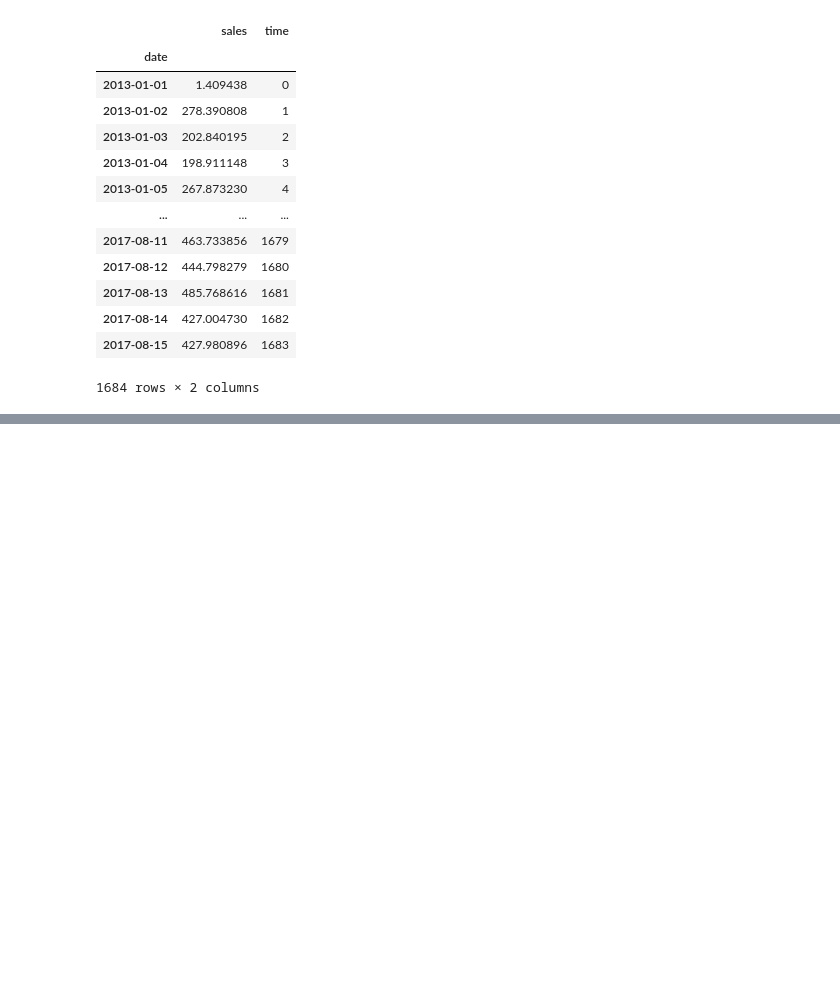
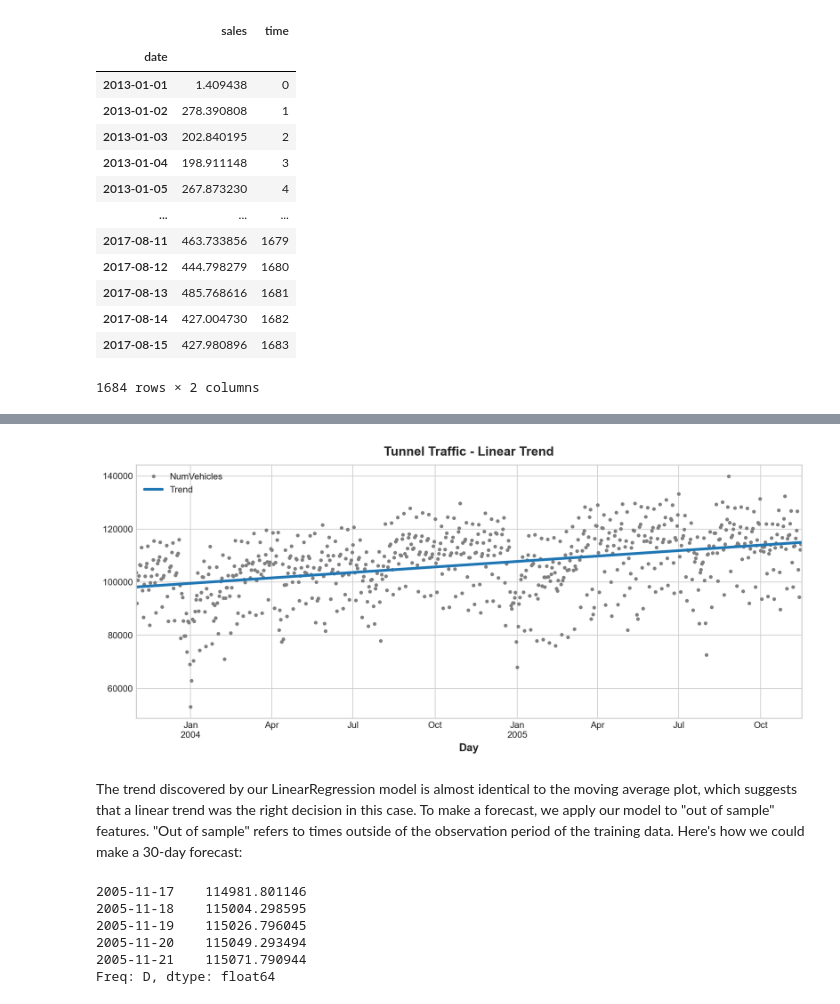
Before and after one commit to AlefTester/Time-Series-Tutorial, a Jupyter notebook: Exercise-LinReg-TS.ipynb, the cells around one changed output, grey strips where cells are left out. Saved outputs shown, nothing was run; the diff lists cells and outputs as text; code cells hidden in the pictures; blank space fills up the shorter version.

```diff
--- a/Exercise-LinReg-TS.ipynb
+++ b/Exercise-LinReg-TS.ipynb
@@ -141,0 +224,12 @@ plt.legend();
+# %%
+dp = DeterministicProcess(
+    index=tunnel.index,  # dates from the training data
+    constant=True,       # dummy feature for the bias (y_intercept)
+    order=1,             # the time dummy (trend)
+    drop=True,           # drop terms if necessary to avoid collinearity
+)
+# `in_sample` creates features for the dates given in the `index` argument
+
+X = dp.in_sample()
+
+X
@@ -141,0 +255,11 @@ plt.legend();
+# %%
+y = tunnel["NumVehicles"]  # the target
+
+# The intercept is the same as the `const` feature from
+# DeterministicProcess. LinearRegression behaves badly with duplicated
+# features, so we need to be sure to exclude it here.
+model = LinearRegression(fit_intercept=False)
+model.fit(X, y)
+
+y_pred = pd.Series(model.predict(X), index=X.index)
+y_pred
@@ -141,0 +280,22 @@ plt.legend();
+# %%
+ax = tunnel.plot(style=".", color="0.5", title="Tunnel Traffic - Linear Trend")
+_ = y_pred.plot(ax=ax, linewidth=3, label="Trend")
+_ = ax.legend()
+# %% [output]
+[figure, added]
+# %% [markdown]
+The trend discovered by our LinearRegression model is almost identical to the moving average plot, which suggests that a linear trend was the right decision in this case.
+To make a forecast, we apply our model to "out of sample" features. "Out of sample" refers to times outside of the observation period of the training data. Here's how we could make a 30-day forecast:
+# %%
+X = dp.out_of_sample(steps=30)
+
+y_fore = pd.Series(model.predict(X), index=X.index)
+
+y_fore.head()
+# %% [output]
+2005-11-17    114981.801146
+2005-11-18    115004.298595
+2005-11-19    115026.796045
+2005-11-20    115049.293494
+2005-11-21    115071.790944
+Freq: D, dtype: float64
```
Also changed, not shown: parts of 24 cells of this notebook.
